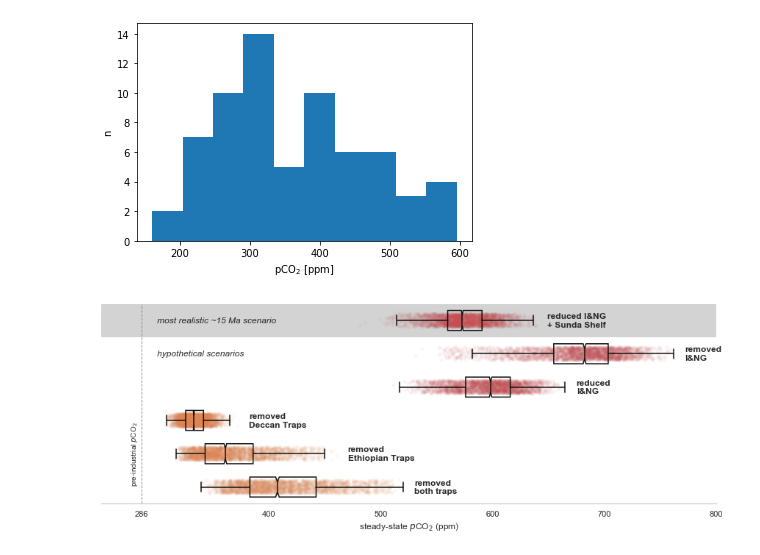
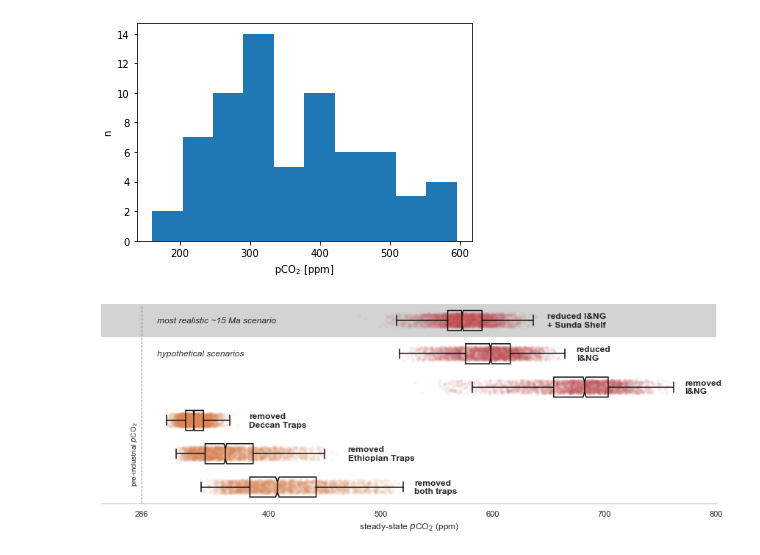
Before and after one commit to Swanson-Hysell-Group/GEOCLIM_Modern, a Jupyter notebook: Code/Notebooks/scenario_analysis.ipynb, the cells around one changed output. Drawn from its saved outputs; the diff is of its cells as text; code cells hidden in the pictures.

Commit message:
swap order of scenarios in Figure 2

```diff
--- a/Code/Notebooks/scenario_analysis.ipynb
+++ b/Code/Notebooks/scenario_analysis.ipynb
@@ -432,11 +432,11 @@ plt.show(fig)
 sns_df_1 = pd.DataFrame({'ppm':redIAsunda_nc.variables['atm_CO2_level'][:].data,
                          'scenario':['redIAsunda']*len(redIAsunda_nc.variables['atm_CO2_level'][:].data)})
 
-sns_df_2 = pd.DataFrame({'ppm':noIA_nc.variables['atm_CO2_level'][:].data,
+sns_df_2 = pd.DataFrame({'ppm':redIA_nc.variables['atm_CO2_level'][:].data,
+                         'scenario':['redIA']*len(redIA_nc.variables['atm_CO2_level'][:].data)})
+
+sns_df_3 = pd.DataFrame({'ppm':noIA_nc.variables['atm_CO2_level'][:].data,
                          'scenario':['noIA']*len(noIA_nc.variables['atm_CO2_level'][:].data)})
-
-sns_df_3 = pd.DataFrame({'ppm':redIA_nc.variables['atm_CO2_level'][:].data,
-                         'scenario':['redIA']*len(redIA_nc.variables['atm_CO2_level'][:].data)})
 
 sns_df_4 = pd.DataFrame({'ppm':noDeccan_nc.variables['atm_CO2_level'][:].data,
                          'scenario':['noDeccan']*len(noDeccan_nc.variables['atm_CO2_level'][:].data)})
@@ -586,40 +586,40 @@ fontsize = 12
 ax.text(np.max(redIAsunda_nc.variables['atm_CO2_level'][:].data)+10, 0,
         'reduced I&NG\n+ Sunda Shelf', fontweight='bold', fontsize=fontsize,
         horizontalalignment='left', verticalalignment='center')
-ax.text(np.max(noIA_nc.variables['atm_CO2_level'][:].data)+10, 1,
+ax.text(np.max(redIA_nc.variables['atm_CO2_level'][:].data)+10, 1,
+        'reduced\nI&NG', fontweight='bold', fontsize=fontsize,
+        horizontalalignment='left', verticalalignment='center')
+ax.text(np.max(noIA_nc.variables['atm_CO2_level'][:].data)+10, 2,
         'removed\nI&NG', fontweight='bold', fontsize=fontsize,
-        horizontalalignment='left', verticalalignment='center')
-ax.text(np.max(redIA_nc.variables['atm_CO2_level'][:].data)+10, 2,
-        'reduced\nI&NG', fontweight='bold', fontsize=fontsize,
         horizontalalignment='left', verticalalignment='center')
 
 fontsize = 12
 ax.text(np.max(noDeccan_nc.variables['atm_CO2_level'][:].data)+10, 3,
         'removed\nDeccan Traps', fontweight='bold', fontsize=fontsize,
         horizontalalignment='left', verticalalignment='center')
 ax.text(np.max(noET_nc.variables['atm_CO2_level'][:].data)+10, 4,
         'removed\nEthiopian Traps', fontweight='bold', fontsize=fontsize,
         horizontalalignment='left', verticalalignment='center')
 ax.text(np.max(noTraps_nc.variables['atm_CO2_level'][:].data)+10, 5,
         'removed\nboth traps', fontweight='bold', fontsize=fontsize,
         horizontalalignment='left', verticalalignment='center')
 
 ax.set_yticklabels([])
 ax.set_ylabel('')
 ax.set_xlabel('steady-state $\it{p}$CO$_{2}$ (ppm)')
 
 ax.set_xlim(250,800)
 ax.set_xticks([286,400,500,600,700,800])
 
 rect = patches.Rectangle((250,-0.5),550,1,
                          edgecolor='none',facecolor='lightgrey',zorder=-999)
 ax.add_patch(rect)
 
 ax.xaxis.grid(False)
 sns.despine(left=True)
 
 fig.savefig('../../Manuscript/Figures/scenario_pCO2.pdf',bbox_inches='tight')
 
 plt.show(fig)
 # %% [output]
-[figure, old version]
+[figure, new version]
```
Also changed, not shown: 1 other file.
